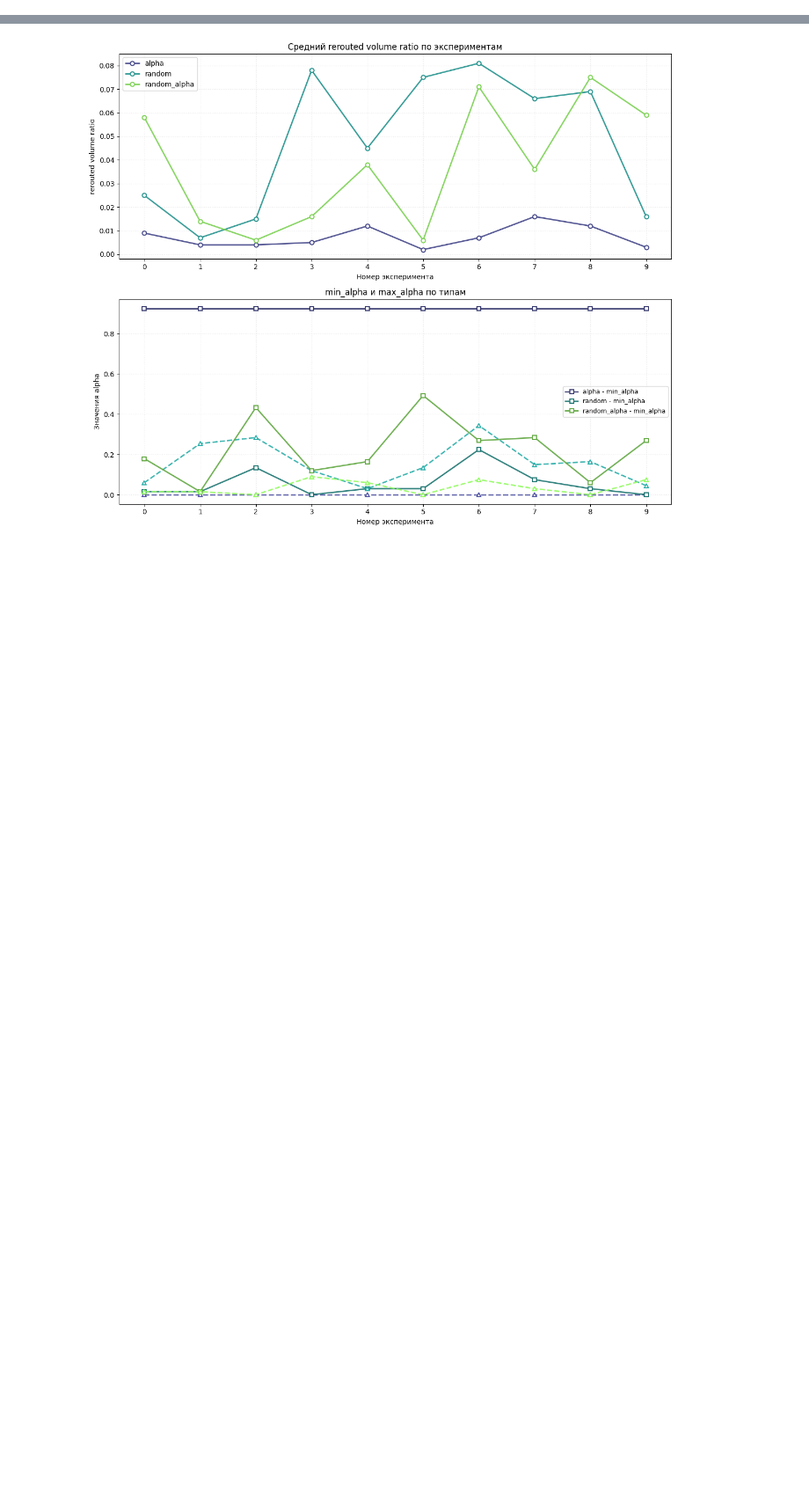
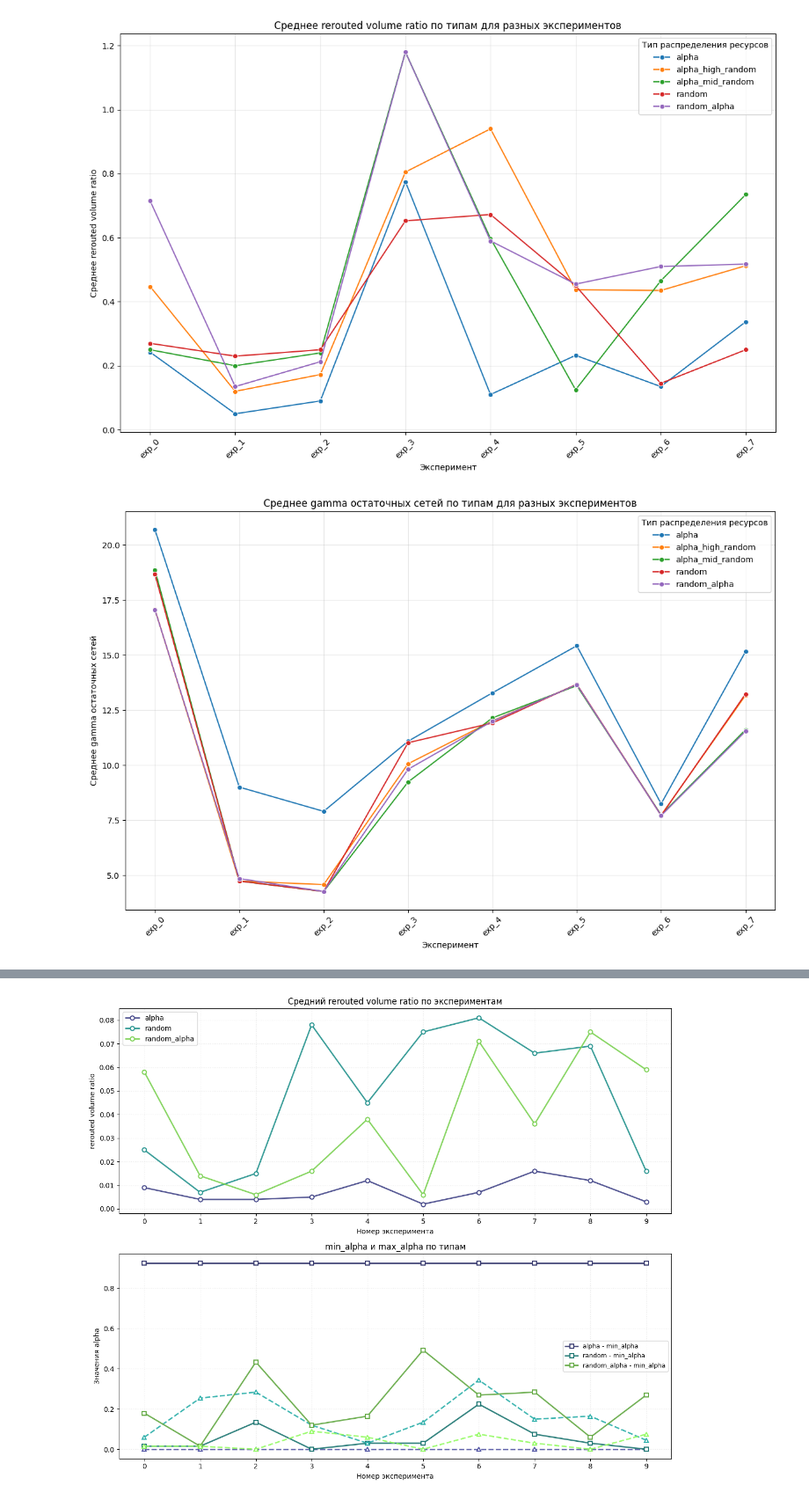
Before and after one commit to Karasiari/Graphs, a Jupyter notebook: CaseWithMean.ipynb, the cells around one changed output, grey strips where cells are left out. Shown at 88% size. Drawn from its saved outputs; the diff is of its cells as text; code cells hidden in the pictures; blank space fills up the shorter version.

```diff
--- a/CaseWithMean.ipynb
+++ b/CaseWithMean.ipynb
@@ -97,0 +187,7 @@ plt.show()
+# %%
+results_gravity = small_test_table_gravity(8)
+# %%
+visualise_test(results_gravity)
+# %% [output]
+[figure, added]
+[figure, added]
```
Also changed, not shown: parts of 10 cells of this notebook.
